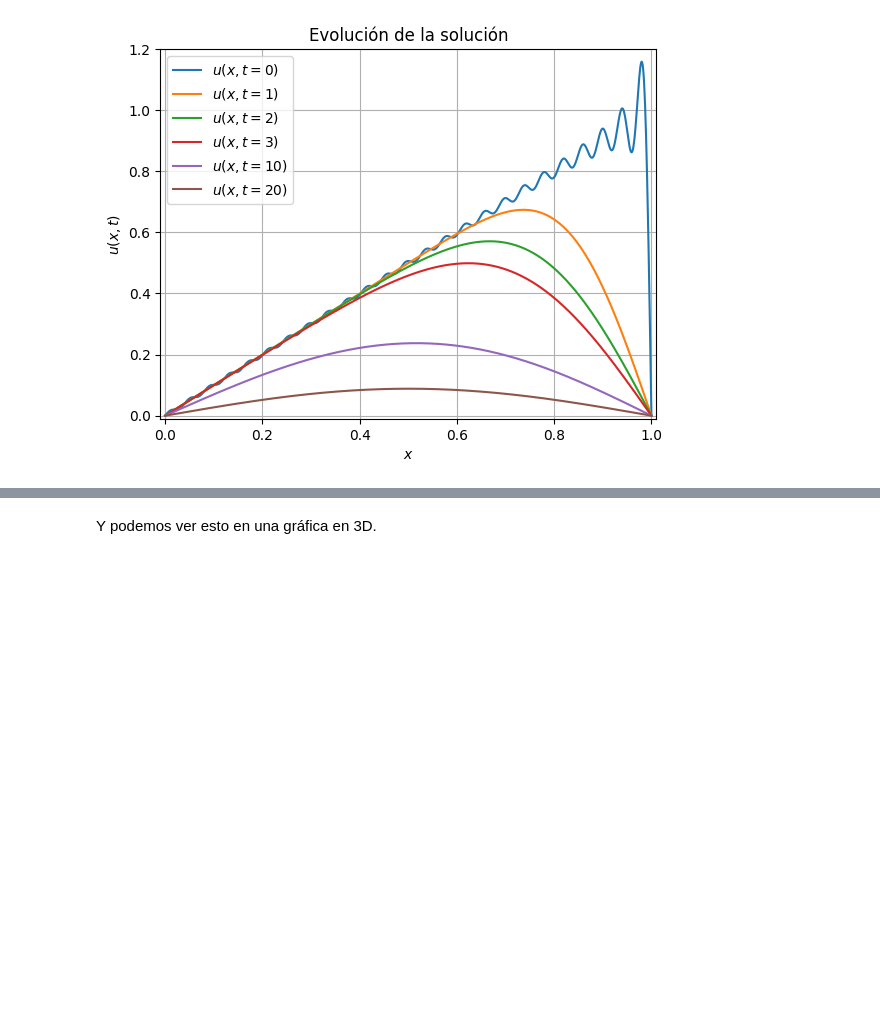
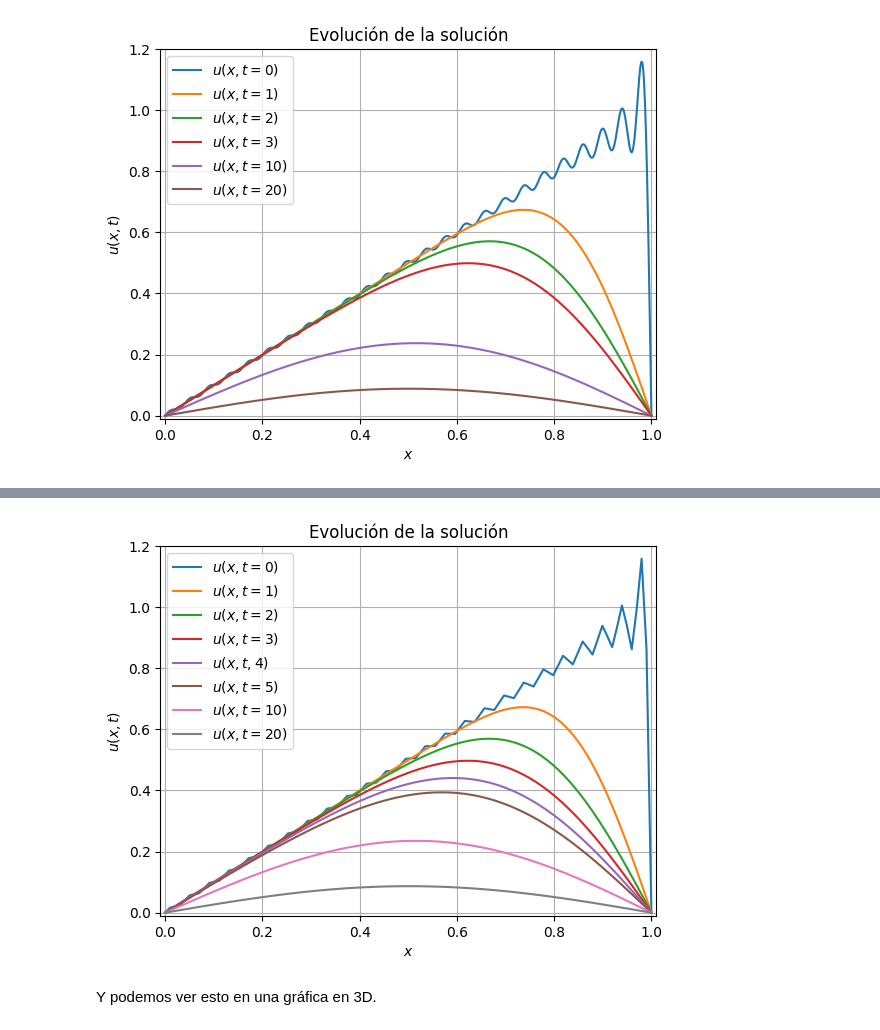
Before and after one commit to Mauricio-Fragoso-Mendoza/Ecuaciones-Diferenciales-Parciales-I, a Jupyter notebook: Ecuacion del calor.ipynb, the cells around one changed output, grey strips where cells are left out. Cells and saved outputs as stored; diff of their text form; code cells hidden in the pictures; blank space fills up the shorter version.

```diff
--- a/Ecuacion del calor.ipynb
+++ b/Ecuacion del calor.ipynb
@@ -105,3 +121,18 @@ show()
+# %%
+plot(x,U[:,0],label='$u(x,t=0)$') # Mejorar
+plot(x,U[:,1],label='$u(x,t=1)$')
+plot(x,U[:,2],label='$u(x,t=2)$')
+plot(x,U[:,3],label='$u(x,t=3)$')
+plot(x,U[:,4],label='$u(x,t,4)$')
+plot(x,U[:,5],label='$u(x,t=5)$')
+plot(x,U[:,10],label='$u(x,t=10)$')
+plot(x,U[:,20],label='$u(x,t=20)$')
+plt.xlabel('$x$'); plt.ylabel('$u(x,t)$');
+plt.title("Evolución de la solución")
+xlim([-0.01,1.01]),ylim([-0.01,1.2]),grid(),legend()
+show()
+# %% [output]
+[figure, added]
 # %% [markdown]
 Y podemos ver esto en una gráfica en 3D.
 # %%
```
Also changed, not shown: parts of 4 cells of this notebook.
